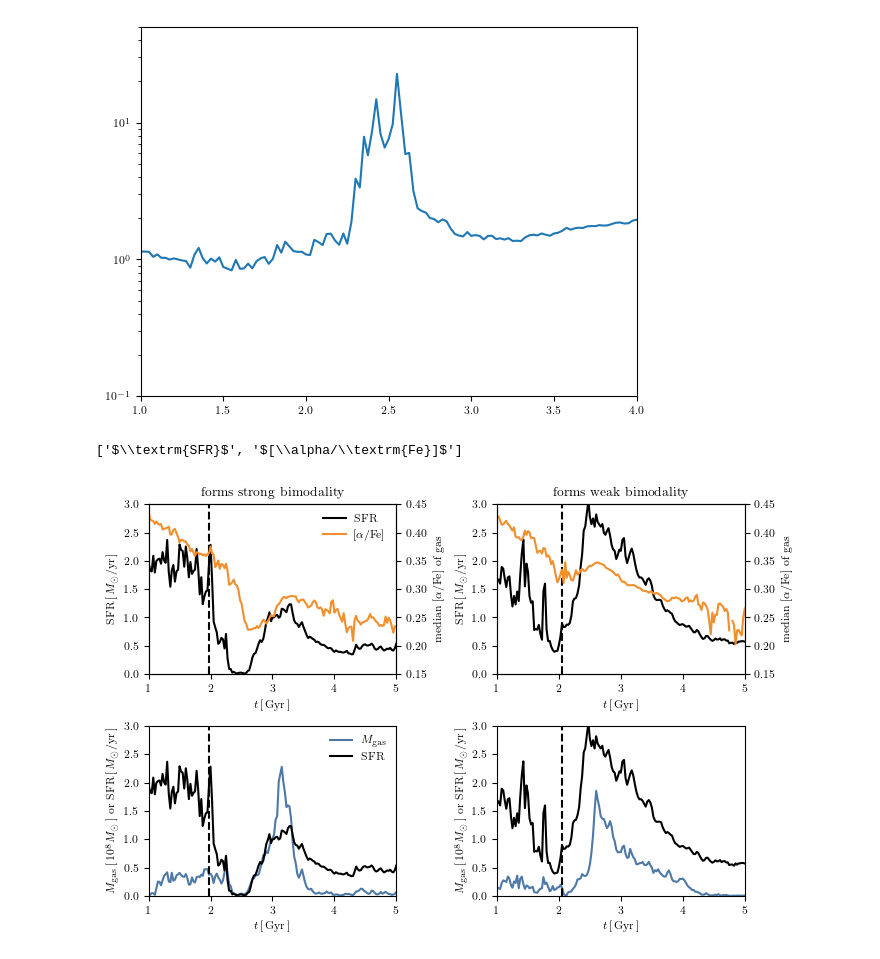
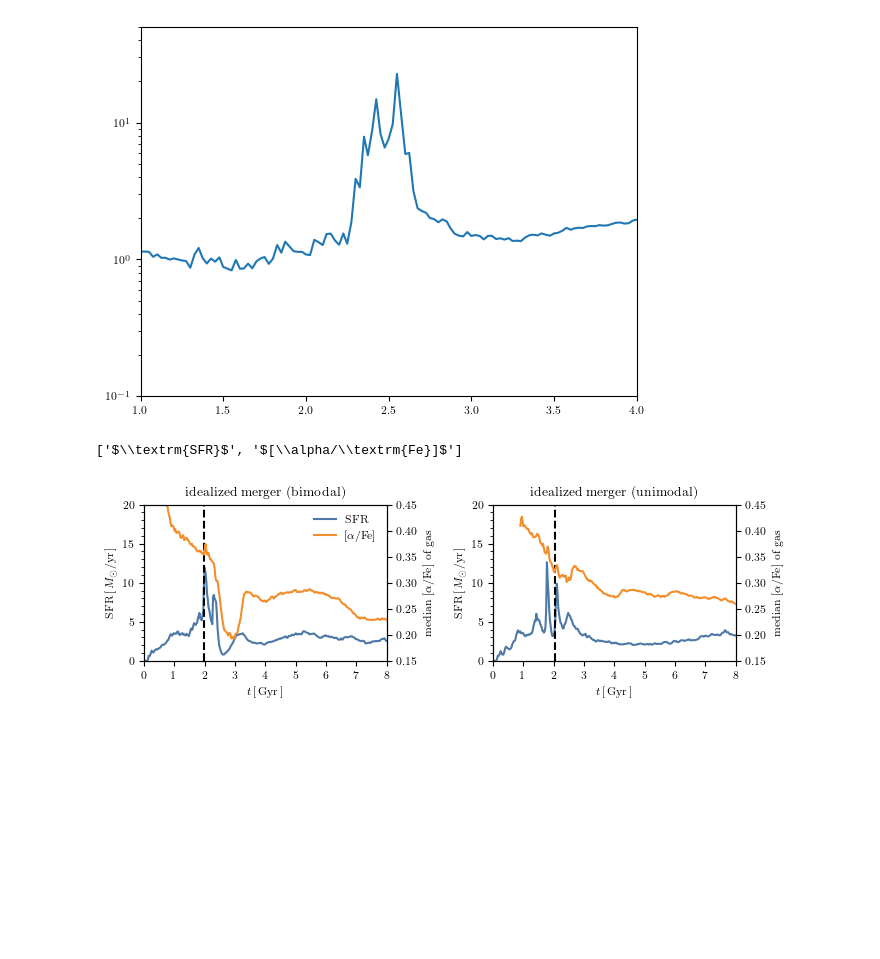
Before and after one commit to gusbeane/GSEgas, a Jupyter notebook: plots/gas_evol/gas_evol.ipynb, the cells around one changed output. Drawn from its saved outputs; the diff is of its cells as text; code cells hidden in the pictures; blank space fills up the shorter version.

Commit message:
Update gas_evol plots

```diff
--- a/plots/gas_evol/gas_evol.ipynb
+++ b/plots/gas_evol/gas_evol.ipynb
@@ -441,6 +441,7 @@ def get_summary(idx, sim, rmin=2, rmax=5, dsnap=0.025):
     pos0 = snap['PartType0/Coordinates'][:]
     r0 = np.linalg.norm(pos0 - sub0pos, axis=1)
     in_SN = np.logical_and(r0 > rmin, r0 < rmax)
+    in_gal = r0 < 15
 
     if NumPart_Total[4] > 0:
         pos4 = snap['PartType4/Coordinates'][:]
@@ -488,7 +489,8 @@ def get_summary(idx, sim, rmin=2, rmax=5, dsnap=0.025):
     out['Mgas'] = np.sum(mass0[in_SN])
     out['SFR'] = np.sum(sfr0[in_SN])
 
-    out['globalSFR'] = np.sum(sfr0)
+    out['globalSFR'] = np.sum(sfr0[in_gal])
+    out['globalMgas'] = np.sum(mass0[in_gal])
 
     dlogFeH = 0.02
     logFeH0_list = np.arange(-1, 0.5+0.1, 0.1)
@@ -514,9 +516,9 @@ def get_summary(idx, sim, rmin=2, rmax=5, dsnap=0.025):
 
     return out
 # %%
-def get_dat_summary(sim):
+def get_dat_summary(sim, rmin=2, rmax=5):
 
-    outs = Parallel(n_jobs=16) (delayed(get_summary)(idx, sim)
+    outs = Parallel(n_jobs=16) (delayed(get_summary)(idx, sim, rmin=rmin, rmax=rmax)
                                 for idx in tqdm(np.arange(320+1), position=0, leave=True))
 
     dat = {}
@@ -532,8 +534,8 @@ def get_dat_summary(sim):
 
     return dat
 # %%
-summary0 = get_dat_summary(sim0)
-# summary1 = get_dat_summary(sim1)
+summary0 = get_dat_summary(sim0, rmin=0, rmax=12)
+summary1 = get_dat_summary(sim1, rmin=0, rmax=12)
 # summary2 = get_dat_summary(sim2)
 # %%
 # plt.plot(summary0['Time'], summary0['Mgas'])
@@ -546,48 +548,41 @@ plt.xlim(1, 4)
 (1.0, 4.0)
 [figure]
 # %%
-fig, axs = plt.subplots(2, 2, figsize=(textwidth, 1.4*columnwidth))
+fig, axs = plt.subplots(1, 2, figsize=(textwidth, 0.7*columnwidth))
 
-for i,(ax,summary) in enumerate(zip(axs[0,:], [summary0, summary1])):
+i_Fe = 9
+
+for i,(ax,summary) in enumerate(zip(axs, [summary0, summary1])):
     # ax.plot(summary['Time'], 100*summary['Mgas_inFeHbin'][:,8], c=tb_c[0], label=r'$M_{\textrm{gas}}$')
-    l0 = ax.plot(summary['Time'], summary['SFR'], c='k', label=r'$\textrm{SFR}$')
+    l0 = ax.plot(summary['Time'], summary['globalSFR'], c=tb_c[0], label=r'$\textrm{SFR}$')
     ax2 = ax.twinx()
-    l1 = ax2.plot(summary['Time'], summary['medalpha_inFeHbin'][:,8],
+    l1 = ax2.plot(summary['Time'], summary['medalpha_inFeHbin'][:,i_Fe],
              c=tb_c[1], label=r'$[\alpha/\textrm{Fe}]$')
 
     if i==0:
         lns = l0 + l1
         labs = [l.get_label() for l in lns]
         print(labs)
         ax.legend(lns, labs, frameon=False)
 
     ax2.set(ylim=(0.15, 0.45))
-    ax.set(xlim=(1, 5), ylim=(0, 3))
+    ax.set(xlim=(1, 8), ylim=(0, 20))
 
     ax.set(xlabel=r'$t\,[\,\textrm{Gyr}\,]$', ylabel=r'$\textrm{SFR}\,[\,M_{\odot}/\textrm{yr}\,]$')
     ax2.set(ylabel=r'$\textrm{median }[\alpha/\textrm{Fe}]\textrm{ of gas}$')
 
-for ax,summary in zip(axs[1,:], [summary0, summary1]):
-    ax.plot(summary['Time'], 100*summary['Mgas_inFeHbin'][:,8], c=tb_c[0], label=r'$M_{\textrm{gas}}$')
-    ax.plot(summary['Time'], summary['SFR'], c='k', label=r'$\textrm{SFR}$')
-    ax.set(xlim=(1, 5), ylim=(0, 3))
+    ax.set(xticks=np.arange(0, 8+1, 1))
+    ax.set_yticks(np.arange(0, 20+1, 1), minor=True)
 
-    ax.set(xlabel=r'$t\,[\,\textrm{Gyr}\,]$',
-           ylabel=r'$M_{\textrm{gas}}\,[\,10^{8}M_{\odot}\,]\textrm{ or SFR}\,[\,M_{\odot}/\textrm{yr}\,]$')
 
-axs[1][0].legend(frameon=False)
+axs[0].axvline(mergesnap0 * 0.025, c='k', ls='dashed')
+axs[1].axvline(mergesnap1 * 0.025, c='k', ls='dashed')
 
-axs[0][0].axvline(mergesnap0 * 0.025, c='k', ls='dashed')
-axs[0][1].axvline(mergesnap1 * 0.025, c='k', ls='dashed')
-
-axs[1][0].axvline(mergesnap0 * 0.025, c='k', ls='dashed')
-axs[1][1].axvline(mergesnap1 * 0.025, c='k', ls='dashed')
-
-axs[0][0].set_title(r'$\textrm{forms strong bimodality}$')
-axs[0][1].set_title(r'$\textrm{forms weak bimodality}$')
+axs[0].set_title(r'$\textrm{idealized merger (bimodal)}$')
+axs[1].set_title(r'$\textrm{idealized merger (unimodal)}$')
 
 fig.tight_layout()
-fig.savefig('SFR_Mgas_alpha.pdf')
+fig.savefig('SFR_alpha.pdf')
 # %% [output]
 ['$\\textrm{SFR}$', '$[\\alpha/\\textrm{Fe}]$']
-[figure, old version]
+[figure, new version]
```
Also changed, not shown: parts of 3 cells of this notebook, 6 other files.
